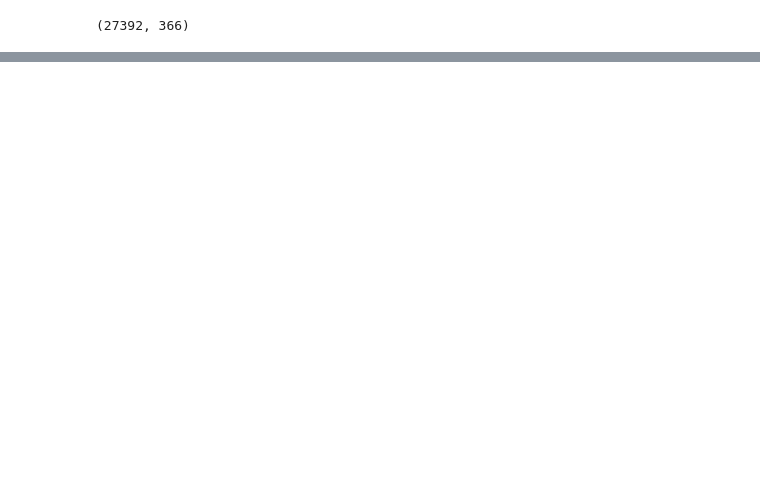
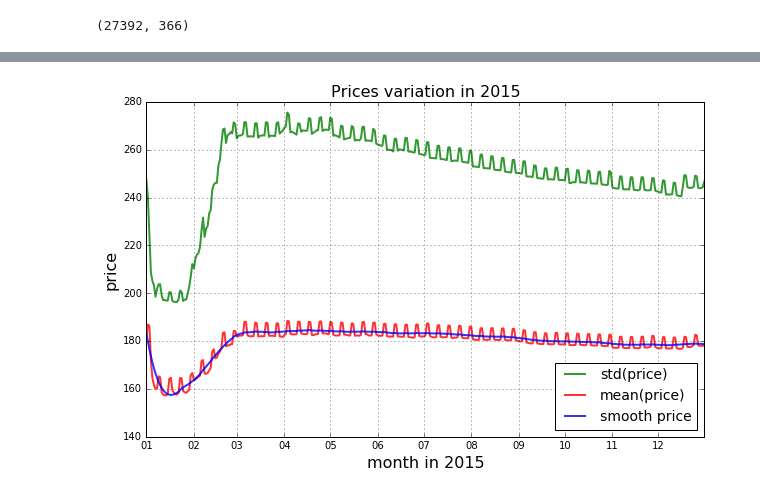
Before and after one commit to xwang146/cs109-airbnb-13, a Jupyter notebook: Code/01_load_exploration/DataExploration_calendar_grid.ipynb, the cells around one changed output, grey strips where cells are left out. Cells and saved outputs as stored; diff of their text form; code cells hidden in the pictures; blank space fills up the shorter version.

```diff
--- a/Code/01_load_exploration/DataExploration_calendar_grid.ipynb
+++ b/Code/01_load_exploration/DataExploration_calendar_grid.ipynb
@@ -72,0 +71,35 @@ plt.show()
+# %%
+col_idx = calendar.columns.values
+col_idx = col_idx[1:]
+datetime_all = []
+for idx in range(col_idx.shape[0]):
+   datetime_all.append(datetime.strptime('2015-' + col_idx[idx], '%Y-%m-%d'))
+# %%
+# Set date format
+# years = mdates.YearLocator()   # every year
+months = mdates.MonthLocator()  # every month
+days = mdates.DayLocator() # every day
+monthsFmt = mdates.DateFormatter('%m')
+
+# Plot price variation according to date
+fig2, ax2 = plt.subplots(1, 1, figsize=(10, 6))
+col_mean=np.nanmean(calendar_np[:,:],axis=0)
+col_mean_smooth=savgol_filter(col_mean,41,3)
+col_std=np.nanstd(calendar_np[:,:],axis=0)
+ax2.plot(datetime_all,col_std, c='green', label='std(price)', linewidth=2.0, alpha = 0.8)
+ax2.plot(datetime_all,col_mean, c='red', label='mean(price)', linewidth=2.0, alpha = 0.8)
+ax2.plot(datetime_all,col_mean_smooth, c='blue', label='smooth price', linewidth=2.0, alpha = 0.8)
+ax2.set_xlabel('month in 2015', fontsize=16)
+ax2.set_ylabel('price', fontsize=16)
+ax2.set_title('Prices variation in 2015', fontsize=16)
+# format the ticks
+ax2.xaxis.set_major_locator(months)
+ax2.xaxis.set_major_formatter(monthsFmt)
+# ax2.xaxis.set_minor_locator(days)
+
+#ax2.set_xlim([1,365])
+plt.legend(loc = 4, fontsize = 14)
+plt.grid()
+plt.show()
+# %% [output]
+[figure, added]
```
Also changed, not shown: parts of 13 cells of this notebook, 4 other files.
